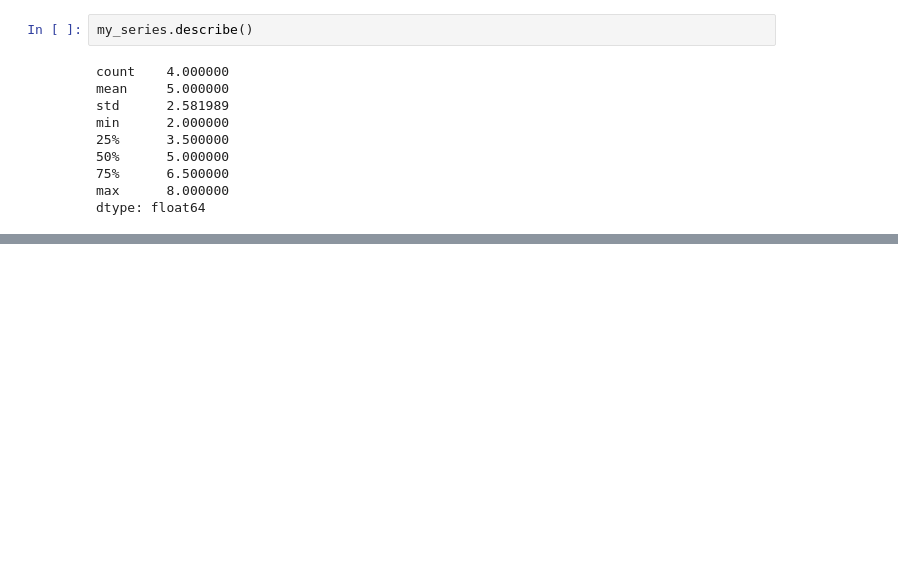
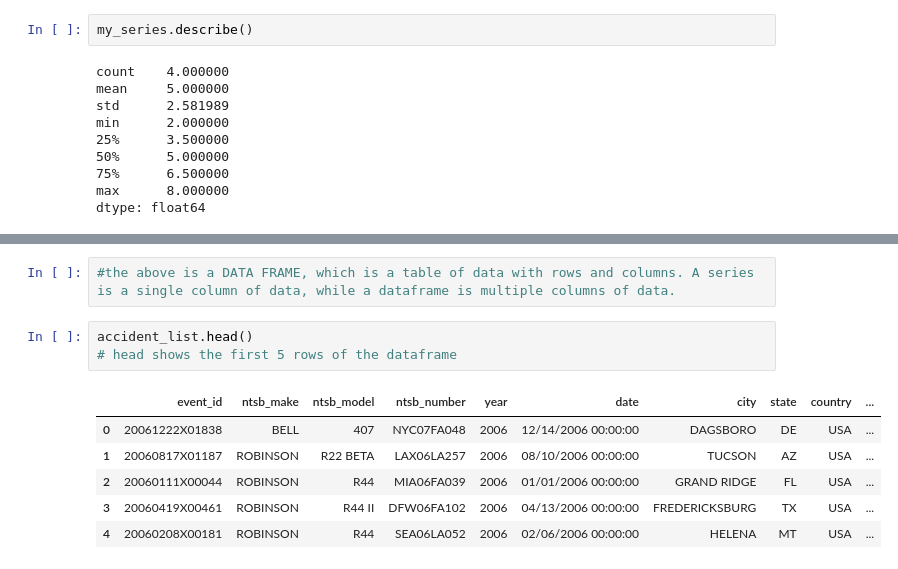
Before and after one commit to katbeard/first-python-notebook, a Jupyter notebook: first_python_nb.ipynb, the cells around one changed output, grey strips where cells are left out. Saved outputs shown, nothing was run; the diff lists cells and outputs as text; blank space fills up the shorter version.

```diff
--- a/first_python_nb.ipynb
+++ b/first_python_nb.ipynb
@@ -87,0 +76,12 @@ pd.read_csv("https://raw.githubusercontent.com/palewire/first-python-notebook/ma
+# %%
+#the above is a DATA FRAME, which is a table of data with rows and columns. A series is a single column of data, while a dataframe is multiple columns of data.
+# %%
+accident_list.head()
+# head shows the first 5 rows of the dataframe
+# %% [output]
+|  | event_id | ntsb_make | ntsb_model | ntsb_number | year | date | city | state | country | ... |
+| 0 | 20061222X01838 | BELL | 407 | NYC07FA048 | 2006 | 12/14/2006 00:00:00 | DAGSBORO | DE | USA | ... |
+| 1 | 20060817X01187 | ROBINSON | R22 BETA | LAX06LA257 | 2006 | 08/10/2006 00:00:00 | TUCSON | AZ | USA | ... |
+| 2 | 20060111X00044 | ROBINSON | R44 | MIA06FA039 | 2006 | 01/01/2006 00:00:00 | GRAND RIDGE | FL | USA | ... |
+| 3 | 20060419X00461 | ROBINSON | R44 II | DFW06FA102 | 2006 | 04/13/2006 00:00:00 | FREDERICKSBURG | TX | USA | ... |
+| 4 | 20060208X00181 | ROBINSON | R44 | SEA06LA052 | 2006 | 02/06/2006 00:00:00 | HELENA | MT | USA | ... |
```
Also changed, not shown: parts of 62 cells of this notebook, 1 other file.
